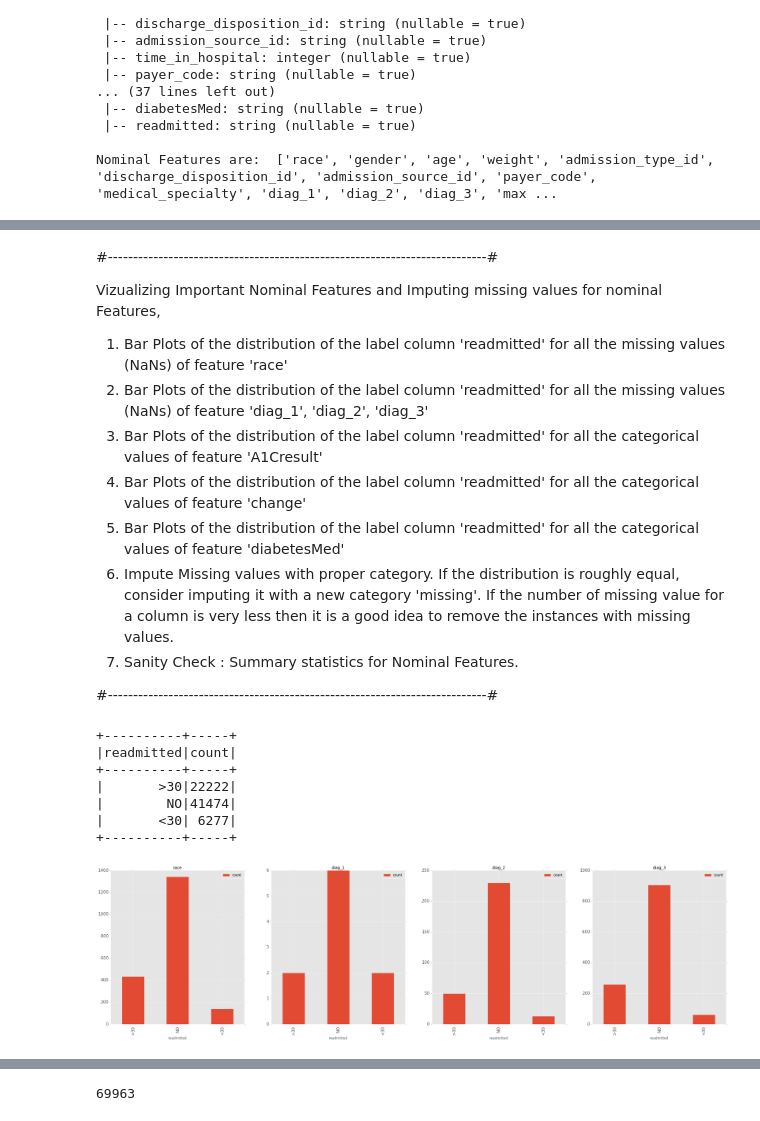
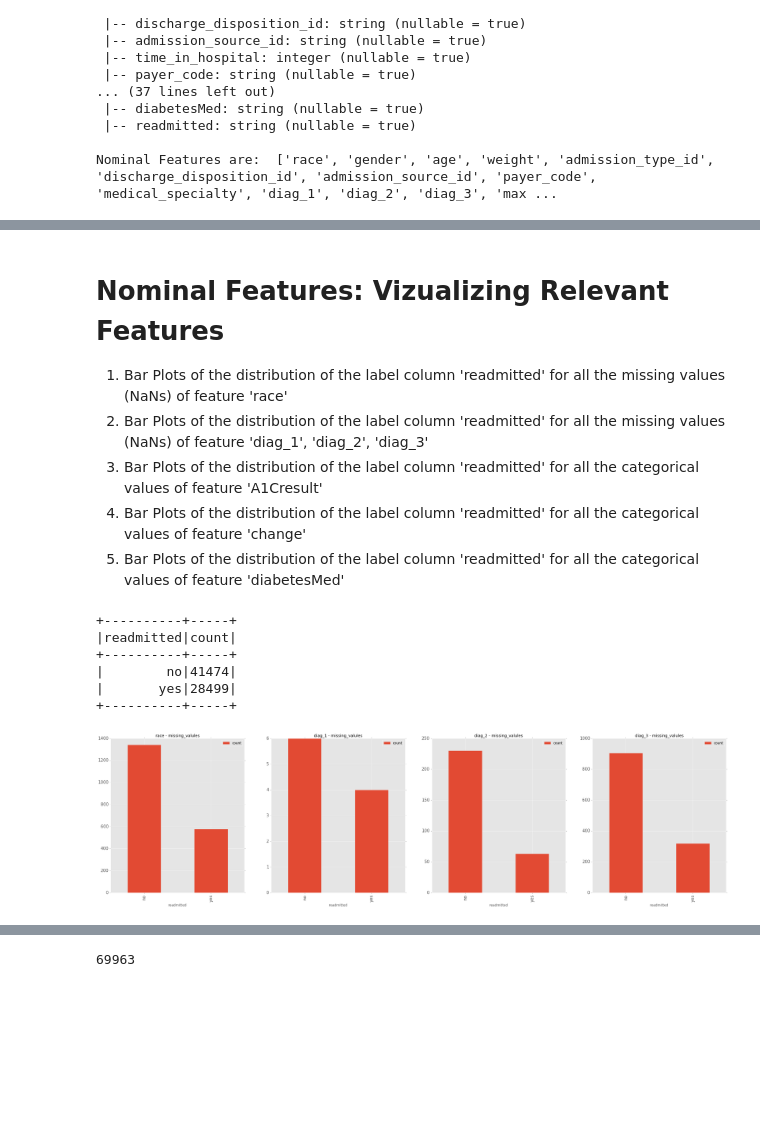
Before and after one commit to Sardhendu/Data-Science-Projects, a Jupyter notebook: Diabetic_ReAdmission.ipynb, the cells around one changed output, grey strips where cells are left out. Cells and saved outputs as stored; diff of their text form; code cells hidden in the pictures; blank space fills up the shorter version.

```diff
--- a/Diabetic_ReAdmission.ipynb
+++ b/Diabetic_ReAdmission.ipynb
@@ -388,35 +420,2 @@ with pd.option_context('display.max_columns', None):
 | NaNs | 1918 | 0 | 0 | 67185 | 0 | 0 | 0 | ... |
 | % NaNs | 2.74106 | 0 | 0 | 96.0156 | 0 | 0 | 0 | ... |
-# %%
-###############################################################
-# 6. Using the above Statistics for Nominal Features remove non-important Features.
-###############################################################
-
-
-# Drop the columns: and REASON of drop:
-# 1. Weight --> Sparse
-# 2. Payer Code --> Sparse
-# 3. ['acetohexamide', 'tolbutamide', 'troglitazone', 'examide', 'citoglipton', 'glipizide_metformin',
-#     'glimepiride_pioglitazone', 'metformin_rosiglitazone', 'metformin_pioglitazone',
-#     'nateglinide', 'glyburide_metformin','chlorpropamide', 'miglitol', 'tolazamide']
-#     --> 99% intance distribution for 1 category, chi-square (p_val)>0.1
-
-# See the statistics for the following column and decide if they are relevant or not.
-
-statsNominal.loc[:,['acetohexamide', 'tolbutamide', 'troglitazone', 'examide', 'citoglipton', 'glipizide_metformin', 'glimepiride_pioglitazone', 'metformin_rosiglitazone', 'metformin_pioglitazone']]
-
-statsNominal.loc[:,['chlorpropamide', 'miglitol', 'tolazamide']]
-
-statsNominal.loc[:,['nateglinide', 'acarbose', 'glyburide_metformin']]
-
-statsNominal.loc[:,['repaglinide']]
-
-statsNominal.loc[:,['metformin','repaglinide','glimepiride','glipizide','glyburide','pioglitazone','rosiglitazone','acarbose']]
-
-badNominalFeatures = (['weight','payer_code',  # Sparse
-                       'acetohexamide', 'tolbutamide', 'troglitazone', 'examide',
-                       'citoglipton', 'glipizide_metformin', 'glimepiride_pioglitazone',
-                       'metformin_rosiglitazone', 'metformin_pioglitazone','nateglinide',
-                       'glyburide_metformin', 'chlorpropamide', 'miglitol', 'tolazamide'])
-
-diabeticCleanDF = diabeticCleanDF.drop(*badNominalFeatures)
@@ -449,18 +422,12 @@ Nominal Features are:  ['race', 'gender', 'age', 'admission_type_id', 'discharge
 # %% [markdown]
-#---------------------------------------------------------------------------#
 
-Vizualizing Important Nominal Features and Imputing missing values for nominal Features,
+# Nominal Features: Vizualizing Relevant Features
 
 1. Bar Plots of the distribution of the label column 'readmitted' for all the missing values (NaNs) of feature 'race'
 2. Bar Plots of the distribution of the label column 'readmitted' for all the missing values (NaNs) of feature 'diag_1', 'diag_2', 'diag_3'
 3. Bar Plots of the distribution of the label column 'readmitted' for all the categorical values of feature 'A1Cresult'
 4. Bar Plots of the distribution of the label column 'readmitted' for all the categorical values of feature 'change'
 5. Bar Plots of the distribution of the label column 'readmitted' for all the categorical values of feature 'diabetesMed'
-6. Impute Missing values with proper category. If the distribution is roughly equal, consider imputing it with a new category 'missing'.
-   If the number of missing value for a column is very less then it is a good idea to remove the instances with missing values.
-7. Sanity Check : Summary statistics for Nominal Features.
-
-#---------------------------------------------------------------------------#
 # %%
 # Common Funcions for vizualization
 
@@ -491,35 +458,34 @@ def vizualize(dataFrameArray, rows, columns, figsize=(40,20), xlabels=None, ylab
 # %%
 ###############################################################
 # 1. Bar Plots of the distribution of the label column 'readmitted'
 #   for all the missing values (NaNs) of feature 'race'
 # 2. Bar Plots of the distribution of the label column 'readmitted'
 #   for all the missing values (NaNs) of feature 'diag_1', 'diag_2', 'diag_3'
 ###############################################################
 
 # Lets us look at teh distribution of the labels and other columns for the missing values
 
 diabeticCleanDF.groupBy('readmitted').count().show()
 df1 = diabeticCleanDF.select('readmitted').where(func.col('race') == 'NaN').groupBy('readmitted').count().toPandas()
 df2 = diabeticCleanDF.select('readmitted').where(func.col('diag_1') == 'NaN').groupBy('readmitted').count().toPandas()
 df3 = diabeticCleanDF.select('readmitted').where(func.col('diag_2') == 'NaN').groupBy('readmitted').count().toPandas()
 df4 = diabeticCleanDF.select('readmitted').where(func.col('diag_3') == 'NaN').groupBy('readmitted').count().toPandas()
 
 # df1.head()
 # # medical_specialty
 vizualize([df1,df2,df3,df4], rows=1, columns=4, figsize=(40, 10),
           xlabels=['readmitted','readmitted','readmitted','readmitted'],
           ylabels=['count','count','count','count'],
-          titles=['race','diag_1','diag_2','diag_3'],
+          titles=['race - missing_valules','diag_1 - missing_valules','diag_2 - missing_valules','diag_3 - missing_valules'],
           plot='bar')
 # %% [output]
 +----------+-----+
 |readmitted|count|
 +----------+-----+
-|       >30|22222|
-|        NO|41474|
-|       <30| 6277|
+|        no|41474|
+|       yes|28499|
 +----------+-----+
-[figure, old version]
+[figure, new version]
 # %%
 ###############################################################
 # 3. Bar Plots of the distribution of the label column 'readmitted'
```
Also changed, not shown: parts of 28 cells of this notebook, 9 other files.
